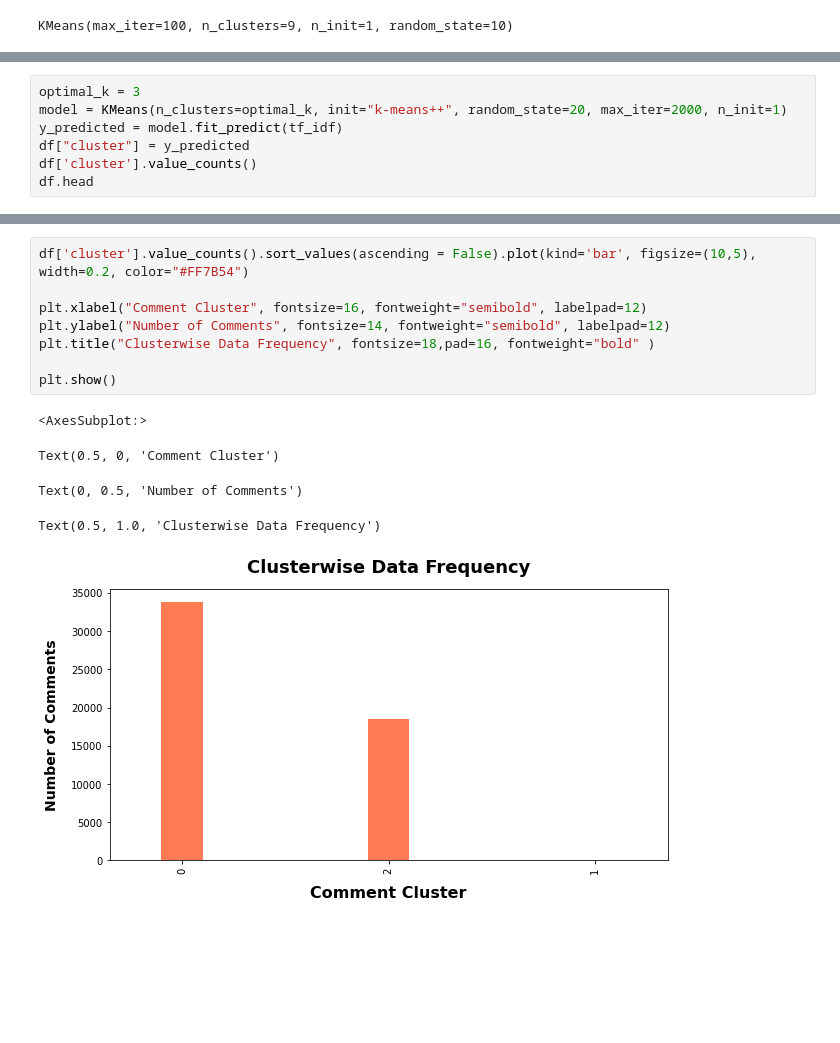
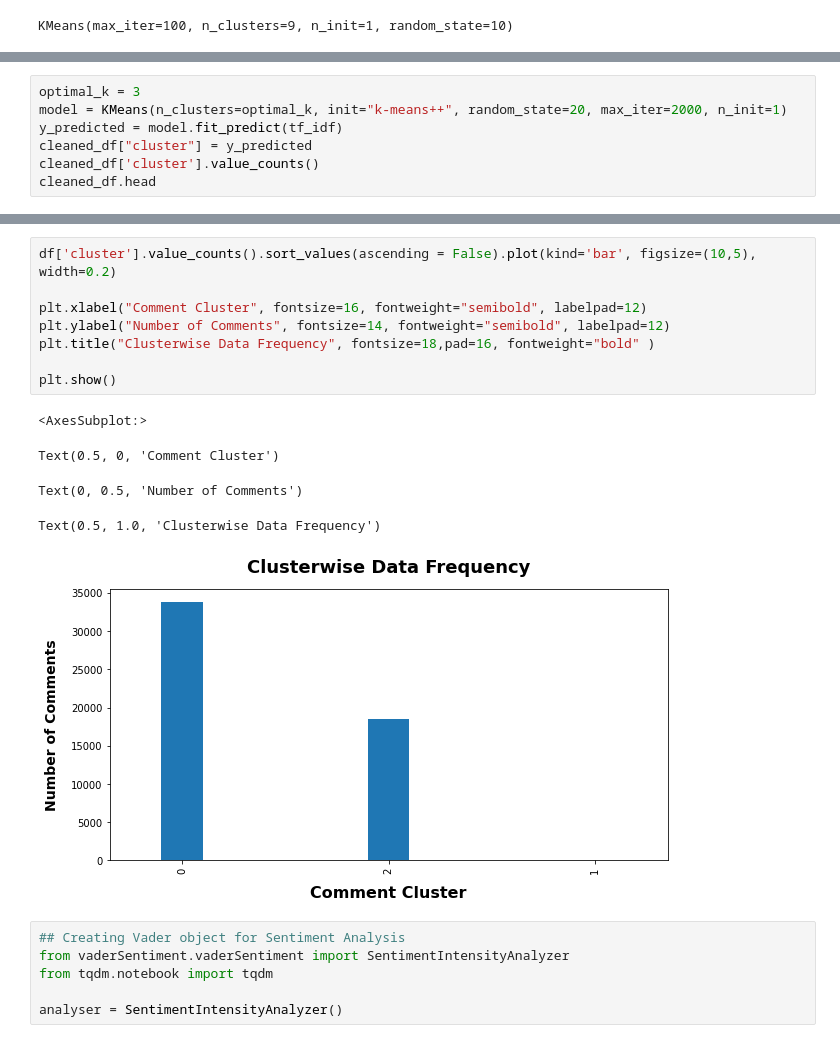
Before and after one commit to ewang97/ChatGPT-Reddit-Comment-Analysis, a Jupyter notebook: data_preprocessing.ipynb, the cells around one changed output, grey strips where cells are left out. Drawn from its saved outputs; the diff is of its cells as text; blank space fills up the shorter version.

```diff
--- a/data_preprocessing.ipynb
+++ b/data_preprocessing.ipynb
@@ -196,9 +199,9 @@ Text(0.5, 1.0, 'Elbow plot')
 optimal_k = 3
 model = KMeans(n_clusters=optimal_k, init="k-means++", random_state=20, max_iter=2000, n_init=1)
 y_predicted = model.fit_predict(tf_idf)
-df["cluster"] = y_predicted
-df['cluster'].value_counts()
-df.head
+cleaned_df["cluster"] = y_predicted
+cleaned_df['cluster'].value_counts()
+cleaned_df.head
 # %% [output]
 0    33855
 2    18492
@@ -251,16 +254,22 @@ try
 time
 -------------------------
 # %%
-df['cluster'].value_counts().sort_values(ascending = False).plot(kind='bar', figsize=(10,5), width=0.2, color="#FF7B54")
+df['cluster'].value_counts().sort_values(ascending = False).plot(kind='bar', figsize=(10,5), width=0.2)
 
 plt.xlabel("Comment Cluster", fontsize=16, fontweight="semibold", labelpad=12)
 plt.ylabel("Number of Comments", fontsize=14, fontweight="semibold", labelpad=12)
 plt.title("Clusterwise Data Frequency", fontsize=18,pad=16, fontweight="bold" )
 
 plt.show()
 # %% [output]
 <AxesSubplot:>
 Text(0.5, 0, 'Comment Cluster')
 Text(0, 0.5, 'Number of Comments')
 Text(0.5, 1.0, 'Clusterwise Data Frequency')
-[figure, old version]
+[figure, new version]
+# %%
+## Creating Vader object for Sentiment Analysis
+from vaderSentiment.vaderSentiment import SentimentIntensityAnalyzer
+from tqdm.notebook import tqdm
+
+analyser = SentimentIntensityAnalyzer()
```
Also changed, not shown: parts of 7 cells of this notebook, 4 other files.
